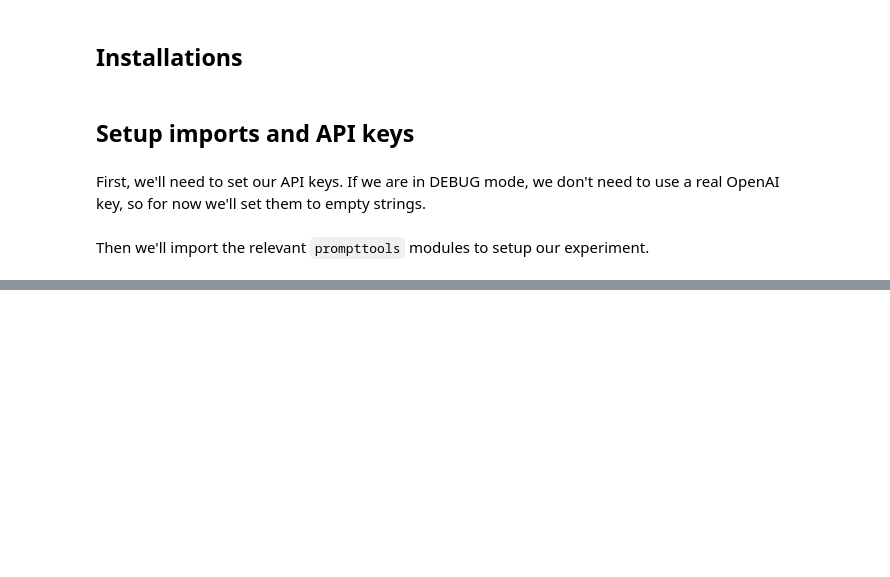
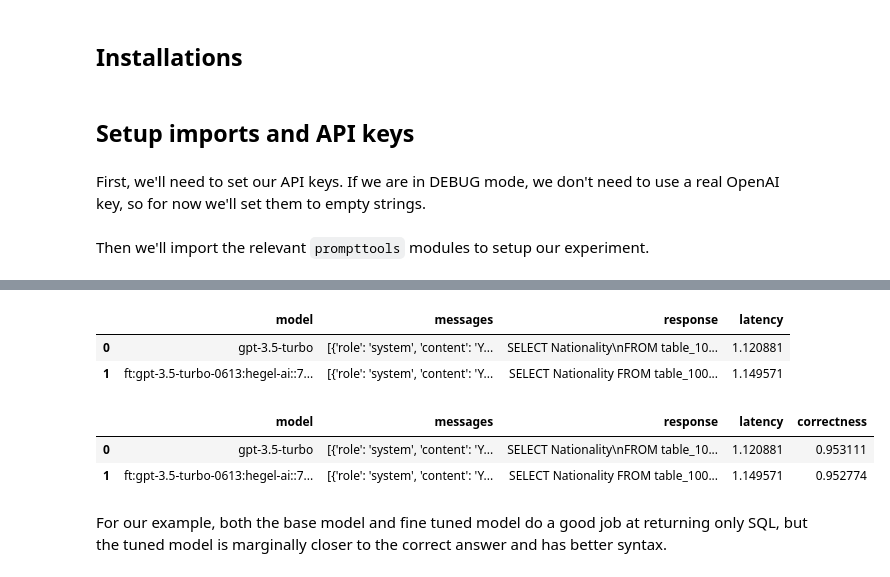
Before and after one commit to hegelai/prompttools, a Jupyter notebook: examples/notebooks/FineTuningExperiment.ipynb, the cells around one changed output, grey strips where cells are left out. Saved outputs shown, nothing was run; the diff lists cells and outputs as text; code cells hidden in the pictures; blank space fills up the shorter version.

Commit message:
Finish example

```diff
--- a/examples/notebooks/FineTuningExperiment.ipynb
+++ b/examples/notebooks/FineTuningExperiment.ipynb
@@ -72,0 +51,4 @@ KeyError: 'prompt'
+# %%
+import random
+
+tuning_set = random.sample(filtered_set, 500)
@@ -72,0 +59,14 @@ KeyError: 'prompt'
+# %%
+import json
+
+gpt_fine_tuning_rows = []
+for entry in tuning_set:
+    current_row = {'messages': [
+        {"role": "system", "content": "You are a text-to-SQL helper. " + \
+                                      "Given the following table, produce " + \
+                                      "valid SQL to answer the user question:" + \
+                                      str(entry['table'])},
+        {"role": "user", "content": entry['question']},
+        {"role": "assistant", "content": entry['sql']},
+    ]}
+    gpt_fine_tuning_rows.append(current_row)
@@ -72,0 +95,23 @@ KeyError: 'prompt'
+# %%
+from tqdm import tqdm
+
+filtered_test_set = []
+
+for entry in tqdm(dataset['test']):
+    if entry['phase'] == 1:
+        filtered_test_set.append(entry)
+# %%
+models = ["gpt-3.5-turbo", "ft:gpt-3.5-turbo-0613:YOUR_ORG_HERE::YOUR_ID"]
+messages = [
+    [
+        {"role": "system", "content": "You are a text-to-SQL helper. " + \
+                                      "Given the following table, produce " + \
+                                      "valid SQL to answer the user question:" + \
+                                      str(filtered_test_set[0]['table'])},
+        {"role": "user", "content": filtered_test_set[0]['question']},
+    ]
+]
+temperatures = [0.0]
+# You can add more parameters that you'd like to test here.
+
+experiment = OpenAIChatExperiment(models, messages, temperature=temperatures)
@@ -72,0 +120,16 @@ KeyError: 'prompt'
+# %%
+experiment.visualize()
+# %% [output]
+|  | model | messages | response | latency |
+| 0 | gpt-3.5-turbo | [{'role': 'system', 'content': 'Y... | SELECT Nationality\nFROM table_10... | 1.120881 |
+| 1 | ft:gpt-3.5-turbo-0613:hegel-ai::7... | [{'role': 'system', 'content': 'Y... | SELECT Nationality FROM table_100... | 1.149571 |
+# %%
+from prompttools.utils import similarity
+experiment.evaluate("correctness", similarity.semantic_similarity, expected=[filtered_test_set[0]['sql']['human_readable']] * 2)
+experiment.visualize()
+# %% [output]
+|  | model | messages | response | latency | correctness |
+| 0 | gpt-3.5-turbo | [{'role': 'system', 'content': 'Y... | SELECT Nationality\nFROM table_10... | 1.120881 | 0.953111 |
+| 1 | ft:gpt-3.5-turbo-0613:hegel-ai::7... | [{'role': 'system', 'content': 'Y... | SELECT Nationality FROM table_100... | 1.149571 | 0.952774 |
+# %% [markdown]
+For our example, both the base model and fine tuned model do a good job at returning only SQL, but the tuned model is marginally closer to the correct answer and has better syntax.
```
Also changed, not shown: parts of 39 cells of this notebook, 2 other files.
